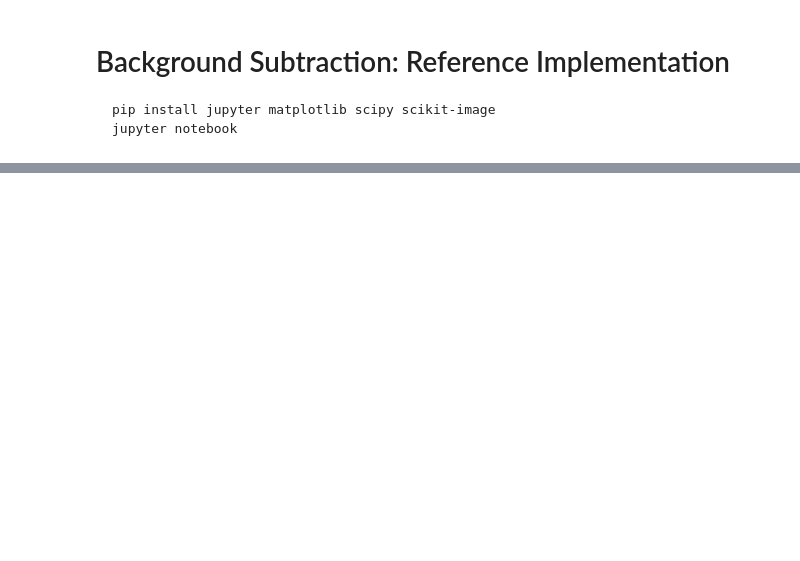
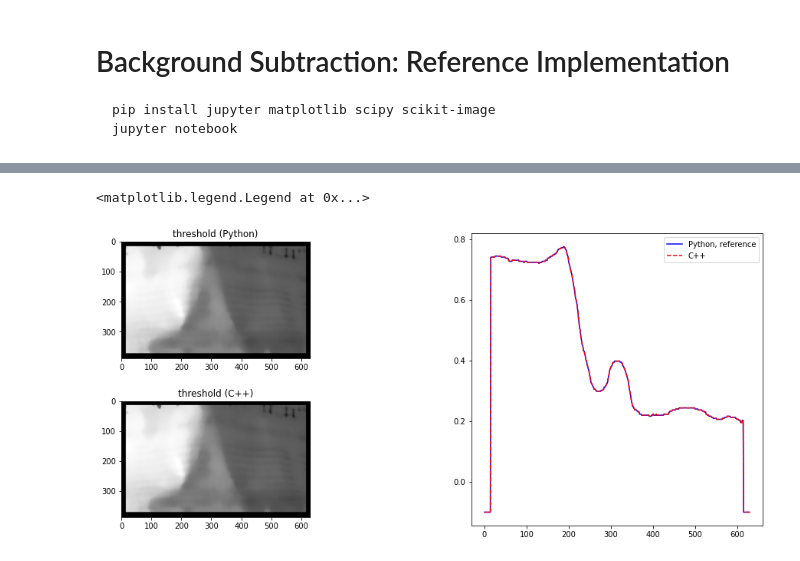
Before and after one commit to goto40/mdsd, a Jupyter notebook: examples/image_tool/my_image_lib/ref/BackgroundSubtraction.ipynb, the cells around one changed output, grey strips where cells are left out. Saved outputs shown, nothing was run; the diff lists cells and outputs as text; code cells hidden in the pictures; blank space fills up the shorter version.

```diff
--- a/examples/image_tool/my_image_lib/ref/BackgroundSubtraction.ipynb
+++ b/examples/image_tool/my_image_lib/ref/BackgroundSubtraction.ipynb
@@ -49,0 +84,19 @@ imshow(ref_res.result.pixel, cm.gray);
+# %%
+figure(figsize=[15,7])
+y = 200
+
+subplot(2,3,1)
+title("threshold (Python)")
+imshow(ref_res.threshold.pixel, cm.gray)
+
+subplot(2,3,4)
+title("threshold (C++)")
+imshow(res.threshold.pixel, cm.gray)
+
+subplot(1,2,2)
+plot(ref_res.threshold.pixel[y,:], 'b-', label="Python, reference")
+plot(res.threshold.pixel[y,:], 'r--', label="C++")
+legend()
+# %% [output]
+<matplotlib.legend.Legend at 0x...>
+[figure, added]
```
Also changed, not shown: parts of 3 cells of this notebook, 2 other files.
